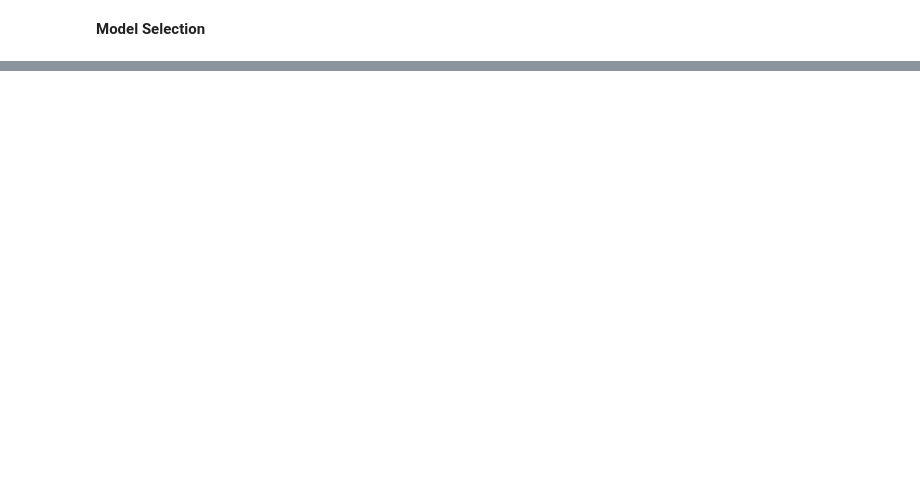
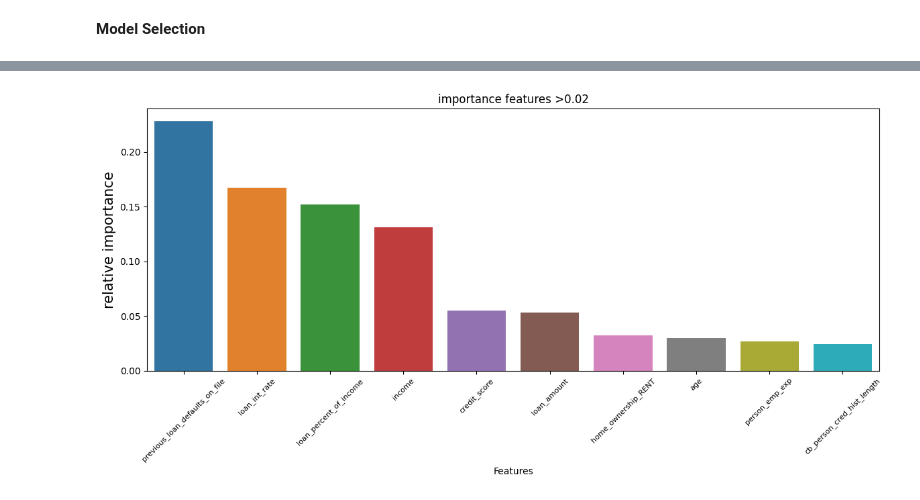
Before and after one commit to ShahadAljnidi/repo_data_analysis-, a Jupyter notebook: DataAnalyse_1 .ipynb, the cells around one changed output, grey strips where cells are left out. Saved outputs shown, nothing was run; the diff lists cells and outputs as text; code cells hidden in the pictures; blank space fills up the shorter version.

```diff
--- a/DataAnalyse_1 .ipynb
+++ b/DataAnalyse_1 .ipynb
@@ -594,2 +604,4 @@ OHE_x_train.head()
 # %% [markdown]
 ****Model Selection****
+# %%
+OHE_x_train= OHE_x_train.drop('income_group', axis=1 )
@@ -595,0 +647,8 @@ OHE_x_train.head()
+# %%
+# Random Forest
+random_forest= RandomForestClassifier(random_state=1, max_depth=20)
+random_forest.fit(OHE_x_train, y_train)
+
+importances= pd.DataFrame({'Features': OHE_x_train.columns, 'Importance': np.round(random_forest.feature_importances_,3)})
+importances= importances.sort_values('Importance',ascending=False)
+importances.head(15)
@@ -595,0 +672,12 @@ OHE_x_train.head()
+# %%
+plt.figure(figsize=(12,6))
+
+sns.barplot(importances[importances['Importance']>0.02], x='Features', y='Importance')
+plt.title('importance features >0.02')
+plt.xticks(fontsize=8, rotation=45)
+plt.ylabel('relative importance', fontsize=15)
+
+plt.tight_layout()
+plt.show()
+# %% [output]
+[figure, added]
```
Also changed, not shown: parts of 4 cells of this notebook.
